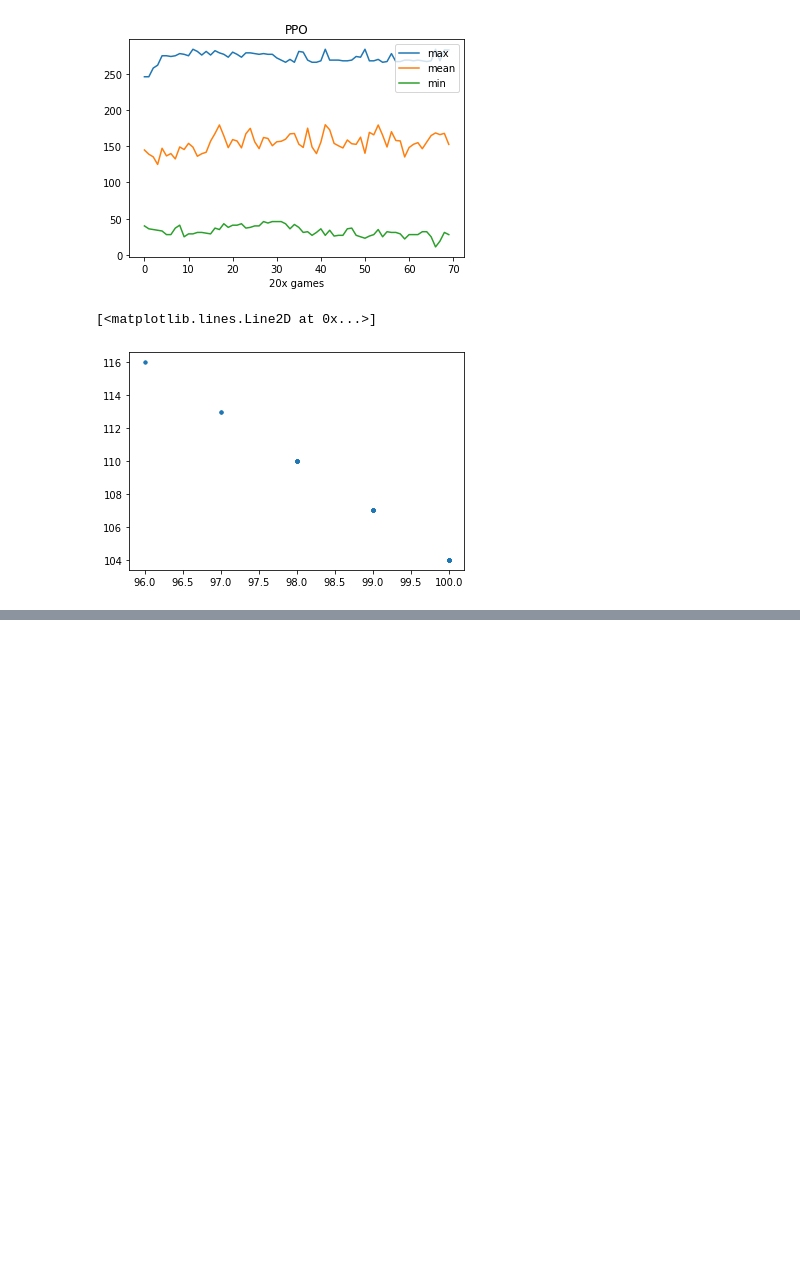
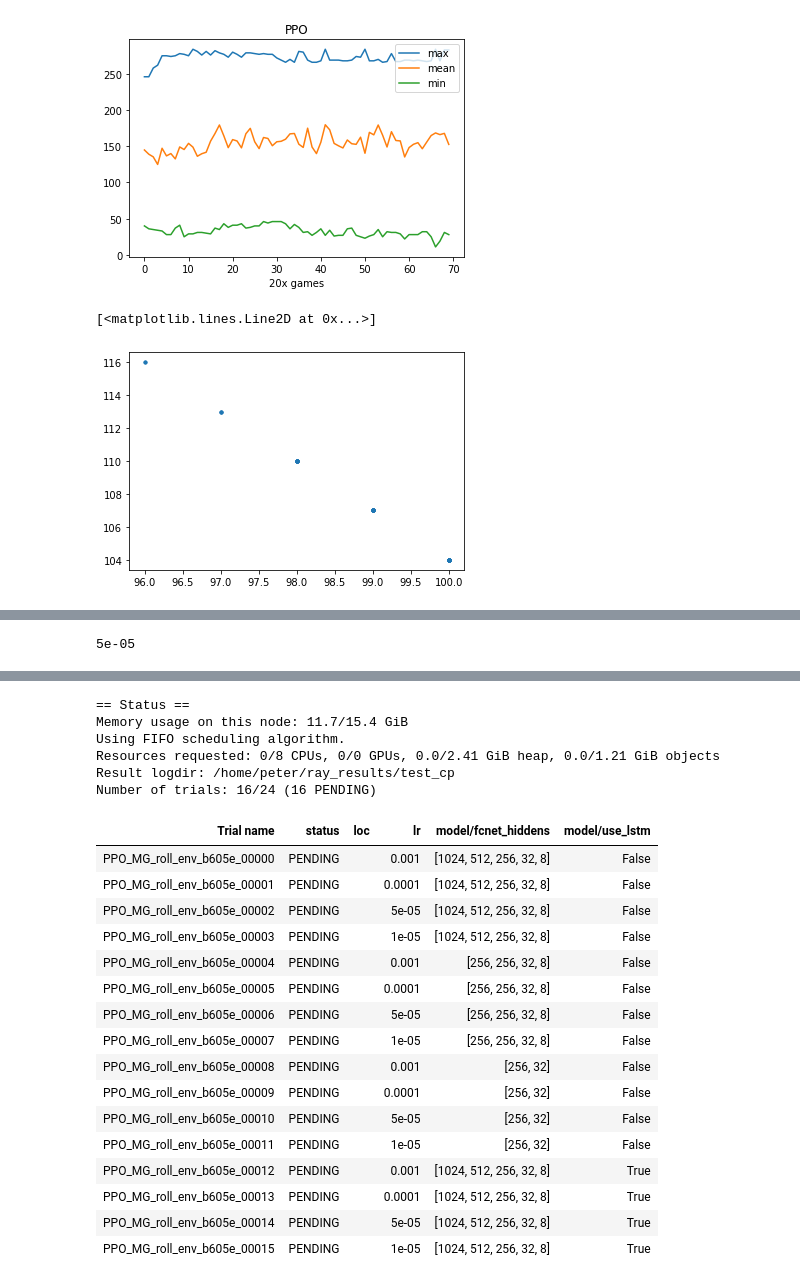
Before and after one commit to peterbarnettnz/rl-ipd, a Jupyter notebook: Ray_IPDs.ipynb, the cells around one changed output, grey strips where cells are left out. Cells and saved outputs as stored; diff of their text form; code cells hidden in the pictures; blank space fills up the shorter version.

```diff
--- a/Ray_IPDs.ipynb
+++ b/Ray_IPDs.ipynb
@@ -1076,0 +1120,42 @@ results.results.con
+# %%
+trainer_config_ppo = DEFAULT_CONFIG_PPO.copy()
+trainer_config_ppo['num_workers'] = 3
+trainer_config_ppo['num_sgd_iter'] = 20
+trainer_config_ppo['sgd_minibatch_size'] = 32
+# trainer_config_ppo['model']['fcnet_hiddens'] = [1024, 512,512, 256,256,32,8]
+trainer_config_ppo['model']['fcnet_hiddens'] = [256,256,32,8]
+# trainer_config_ppo['model']['fcnet_hiddens'] = tune.grid_search([[32,16], [256, 32,16], [256, 256,32,16]])
+trainer_config_ppo['model']['use_lstm'] = False
+# trainer_config_ppo['lr'] =  tune.grid_search([0.01, 0.001, 0.0001])
+
+# trainer_config_ppo['num_cpus_per_worker'] = 0
+trainer_config_ppo['env'] = 'MG_roll_env'
+
+# trainer_config_ppo['num_gpus'] = 0
+# %%
+trainer_config_ppo['lr']
+# %% [output]
+5e-05
+# %%
+ray.init(ignore_reinit_error=True)
+
+tune.run(
+    "PPO",
+    stop={"training_iteration":1000},
+    name='test_cp',
+
+    config=trainer_config_ppo,
+#     keep_checkpoints_num=1,
+#     local_dir='/home/peter/ray_results/test/',
+    checkpoint_at_end=True,
+
+
+#     config={
+# #         "num_gpus": 0,
+# #         "num_workers": 1,
+# #         "lr": tune.grid_search([0.01, 0.001, 0.0001]),
+#         "config":trainer_config_ppo
+#     },
+#     verbose=0
+)
+# %% [output]
@@ -1076,0 +1163,23 @@ results.results.con
+== Status ==
+Memory usage on this node: 11.7/15.4 GiB
+Using FIFO scheduling algorithm.
+Resources requested: 0/8 CPUs, 0/0 GPUs, 0.0/2.41 GiB heap, 0.0/1.21 GiB objects
+Result logdir: /home/peter/ray_results/test_cp
+Number of trials: 16/24 (16 PENDING)
+| Trial name | status | loc | lr | model/fcnet_hiddens | model/use_lstm |
+| PPO_MG_roll_env_b605e_00000 | PENDING |  | 0.001 | [1024, 512, 256, 32, 8] | False |
+| PPO_MG_roll_env_b605e_00001 | PENDING |  | 0.0001 | [1024, 512, 256, 32, 8] | False |
+| PPO_MG_roll_env_b605e_00002 | PENDING |  | 5e-05 | [1024, 512, 256, 32, 8] | False |
+| PPO_MG_roll_env_b605e_00003 | PENDING |  | 1e-05 | [1024, 512, 256, 32, 8] | False |
+| PPO_MG_roll_env_b605e_00004 | PENDING |  | 0.001 | [256, 256, 32, 8] | False |
+| PPO_MG_roll_env_b605e_00005 | PENDING |  | 0.0001 | [256, 256, 32, 8] | False |
+| PPO_MG_roll_env_b605e_00006 | PENDING |  | 5e-05 | [256, 256, 32, 8] | False |
+| PPO_MG_roll_env_b605e_00007 | PENDING |  | 1e-05 | [256, 256, 32, 8] | False |
+| PPO_MG_roll_env_b605e_00008 | PENDING |  | 0.001 | [256, 32] | False |
+| PPO_MG_roll_env_b605e_00009 | PENDING |  | 0.0001 | [256, 32] | False |
+| PPO_MG_roll_env_b605e_00010 | PENDING |  | 5e-05 | [256, 32] | False |
+| PPO_MG_roll_env_b605e_00011 | PENDING |  | 1e-05 | [256, 32] | False |
+| PPO_MG_roll_env_b605e_00012 | PENDING |  | 0.001 | [1024, 512, 256, 32, 8] | True |
+| PPO_MG_roll_env_b605e_00013 | PENDING |  | 0.0001 | [1024, 512, 256, 32, 8] | True |
+| PPO_MG_roll_env_b605e_00014 | PENDING |  | 5e-05 | [1024, 512, 256, 32, 8] | True |
+| PPO_MG_roll_env_b605e_00015 | PENDING |  | 1e-05 | [1024, 512, 256, 32, 8] | True |
```
Also changed, not shown: parts of 71 cells of this notebook, 6 other files.
